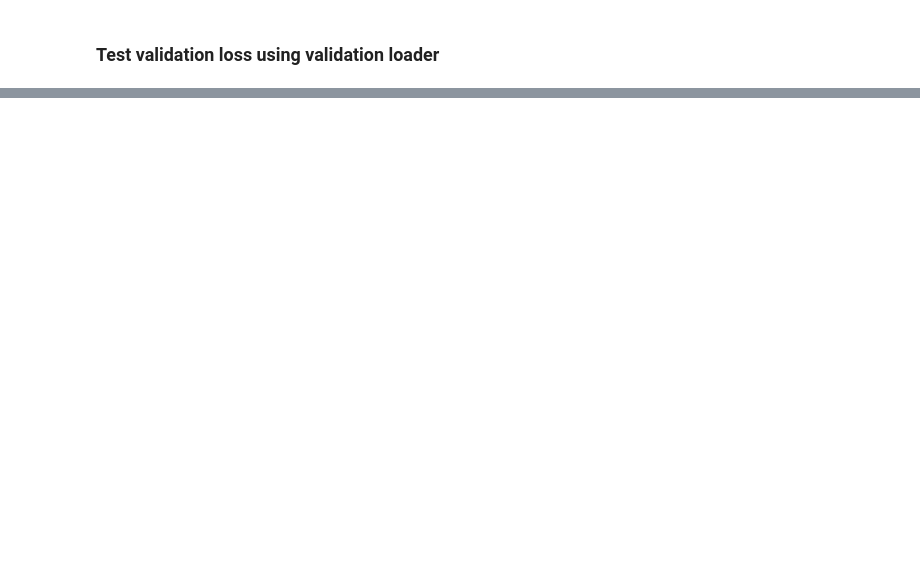
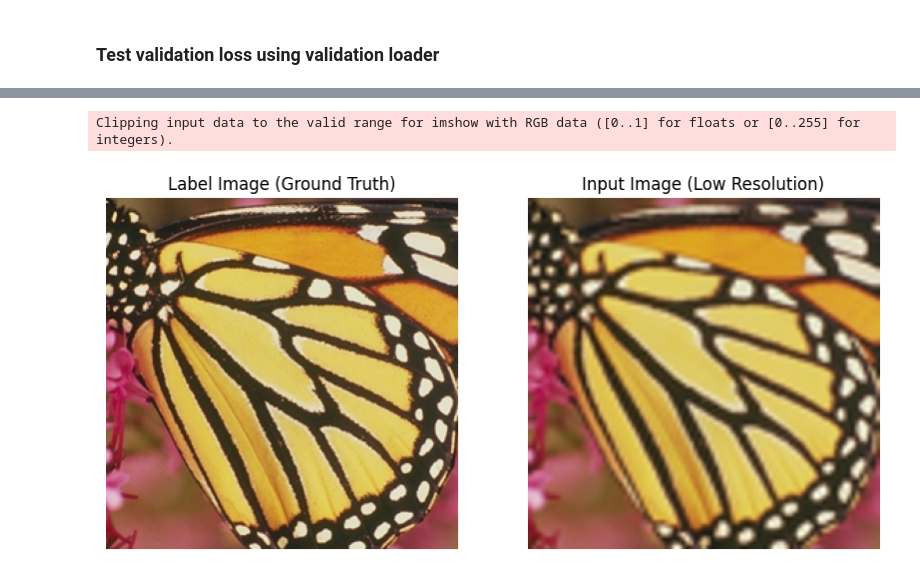
Before and after one commit to AdamAzuddin/SRCNN-PyTorch, a Jupyter notebook: train_srcnn.ipynb, the cells around one changed output, grey strips where cells are left out. Saved outputs shown, nothing was run; the diff lists cells and outputs as text; code cells hidden in the pictures; blank space fills up the shorter version.

```diff
--- a/train_srcnn.ipynb
+++ b/train_srcnn.ipynb
@@ -244,0 +179,39 @@ Validation Loss: 0.0008790928477537818
+# %%
+# Function to modcrop the image
+def modcrop(img, scale):
+    h, w = img.shape[1], img.shape[2] # img = torch.Size([3, 33, 33])
+    h = h - (h % scale)
+    w = w - (w % scale)
+    img = img[:, :h, :w]
+    return img
+
+input_image_path = 'butterfly_GT.bmp'
+input_image = Image.open(input_image_path).convert('RGB')
+
+# Convert the image to tensor
+input_image = TF.to_tensor(input_image).float()  # Change to float
+
+scale = 3
+
+# Process image for label and input
+im_label = modcrop(input_image, scale)
+im_input = TF.resize(im_label, [im_label.shape[1] // scale, im_label.shape[2] // scale], interpolation=TF.InterpolationMode.BICUBIC)
+im_input = TF.resize(im_input, [im_label.shape[1], im_label.shape[2]], interpolation=TF.InterpolationMode.BICUBIC)
+
+# Display the label image
+plt.figure(figsize=(10, 5))
+plt.subplot(1, 2, 1)
+plt.imshow(im_label.permute(1, 2, 0))
+plt.title('Label Image (Ground Truth)')
+plt.axis('off')
+
+# Display the input image
+plt.subplot(1, 2, 2)
+plt.imshow(im_input.permute(1, 2, 0))
+plt.title('Input Image (Low Resolution)')
+plt.axis('off')
+
+plt.show()
+# %% [output]
+Clipping input data to the valid range for imshow with RGB data ([0..1] for floats or [0..255] for integers).
+[figure, added]
```
Also changed, not shown: parts of 23 cells of this notebook, 20 other files.
